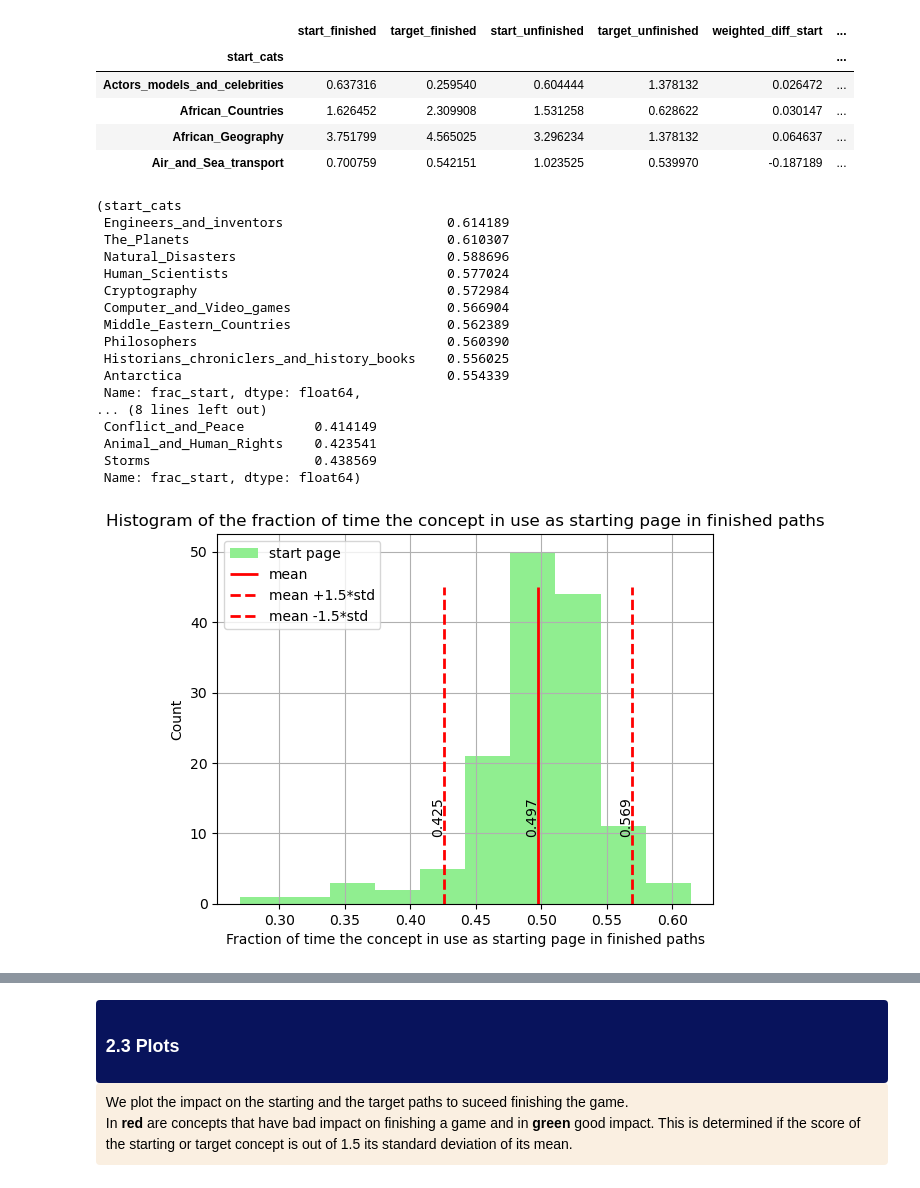
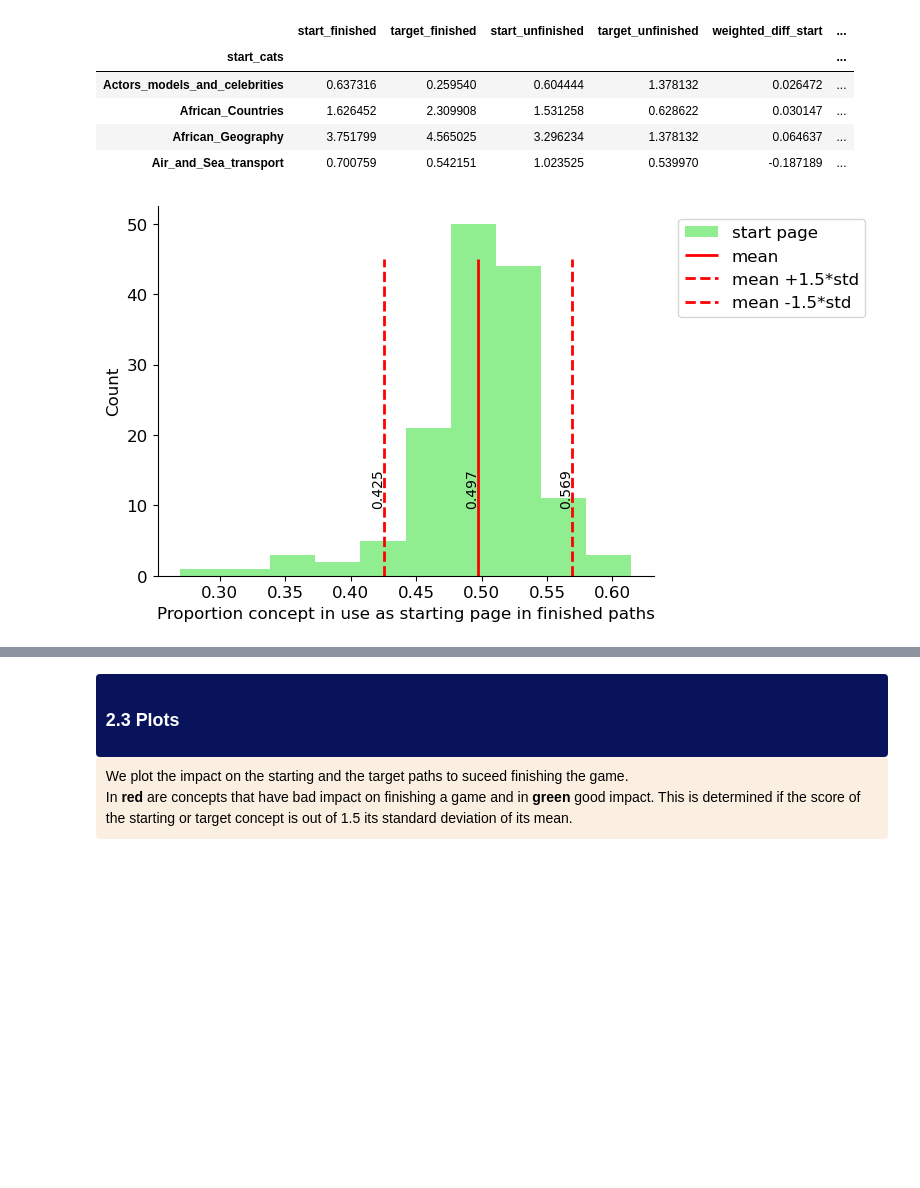
Before and after one commit to epfl-ada/ada-2022-project-7yobananaboy7, a Jupyter notebook: 3. In_game.ipynb, the cells around one changed output, grey strips where cells are left out. Cells and saved outputs as stored; diff of their text form; code cells hidden in the pictures; blank space fills up the shorter version.

```diff
--- a/3. In_game.ipynb
+++ b/3. In_game.ipynb
@@ -177,43 +176,39 @@ start_target_cats.head(4)
 | African_Geography | 3.751799 | 4.565025 | 3.296234 | 1.378132 | 0.064637 | ... |
 | Air_and_Sea_transport | 0.700759 | 0.542151 | 1.023525 | 0.539970 | -0.187189 | ... |
 # %%
-start_target_cats['frac_start'].hist(label = 'start page', color = 'lightgreen')\
-            .set_title("""Histogram of the fraction of time the concept in use as starting page in finished paths""")
-plt.xlabel('Fraction of time the concept in use as starting page in finished paths')
-plt.ylabel('Count')
+start_target_cats['frac_start'].hist(label = 'start page', grid=False, color = 'lightgreen')
+plt.xlabel('Proportion concept in use as starting page in finished paths', size=12)
+plt.ylabel('Count', size=12)
 mean_frac_start, std_frac_start = start_target_cats['frac_start'].mean(), start_target_cats['frac_start'].std()
 
 val_frac_start = 1.5
 y_limit = 45
 plt.vlines(mean_frac_start, 0, y_limit, ls='-', color='red', linewidth=2, label = 'mean')
 plt.text(mean_frac_start- 0.01,10,'%.3f'%(mean_frac_start),rotation=90)
 plt.vlines(mean_frac_start+ val_frac_start *std_frac_start,  0, y_limit, ls='--', color='red', linewidth=2,label ='mean +'+str(val_frac_start)+'*std')
 plt.text(mean_frac_start+ val_frac_start *std_frac_start- 0.01,10,\
             '%.3f'%(mean_frac_start+ val_frac_start *std_frac_start),rotation=90)
 plt.vlines(mean_frac_start- val_frac_start * std_frac_start,  0, y_limit, ls='--', color='red', linewidth=2, label ='mean -'+str(val_frac_start)+'*std')
 plt.text(mean_frac_start- val_frac_start *std_frac_start- 0.01,10,\
             '%.3f'%(mean_frac_start- val_frac_start *std_frac_start),rotation=90)
-plt.legend()
+plt.legend(loc=(1.05, 0.70), prop={'size': 12})
 
 get_first_last(10, start_target_cats, 'frac_start')
+
+fig = plt.gcf()
+ax = plt.gca()
+
+#ax label formatting
+for tick in ax.yaxis.get_major_ticks():
+    tick.label1.set_fontsize(12)
+
+for tick in ax.xaxis.get_major_ticks():
+    tick.label1.set_fontsize(12)
+
+#Remove spines
+ax.spines['right'].set_visible(False)
+ax.spines['top'].set_visible(False)
 # %% [output]
-(start_cats
- Engineers_and_inventors                     0.614189
- The_Planets                                 0.610307
- Natural_Disasters                           0.588696
- Human_Scientists                            0.577024
- Cryptography                                0.572984
- Computer_and_Video_games                    0.566904
- Middle_Eastern_Countries                    0.562389
- Philosophers                                0.560390
- Historians_chroniclers_and_history_books    0.556025
- Antarctica                                  0.554339
- Name: frac_start, dtype: float64,
-... (8 lines left out)
- Conflict_and_Peace         0.414149
- Animal_and_Human_Rights    0.423541
- Storms                     0.438569
- Name: frac_start, dtype: float64)
-[figure, old version]
+[figure, new version]
 # %%
 # Look at the target page now
```
Also changed, not shown: parts of 15 cells of this notebook.
